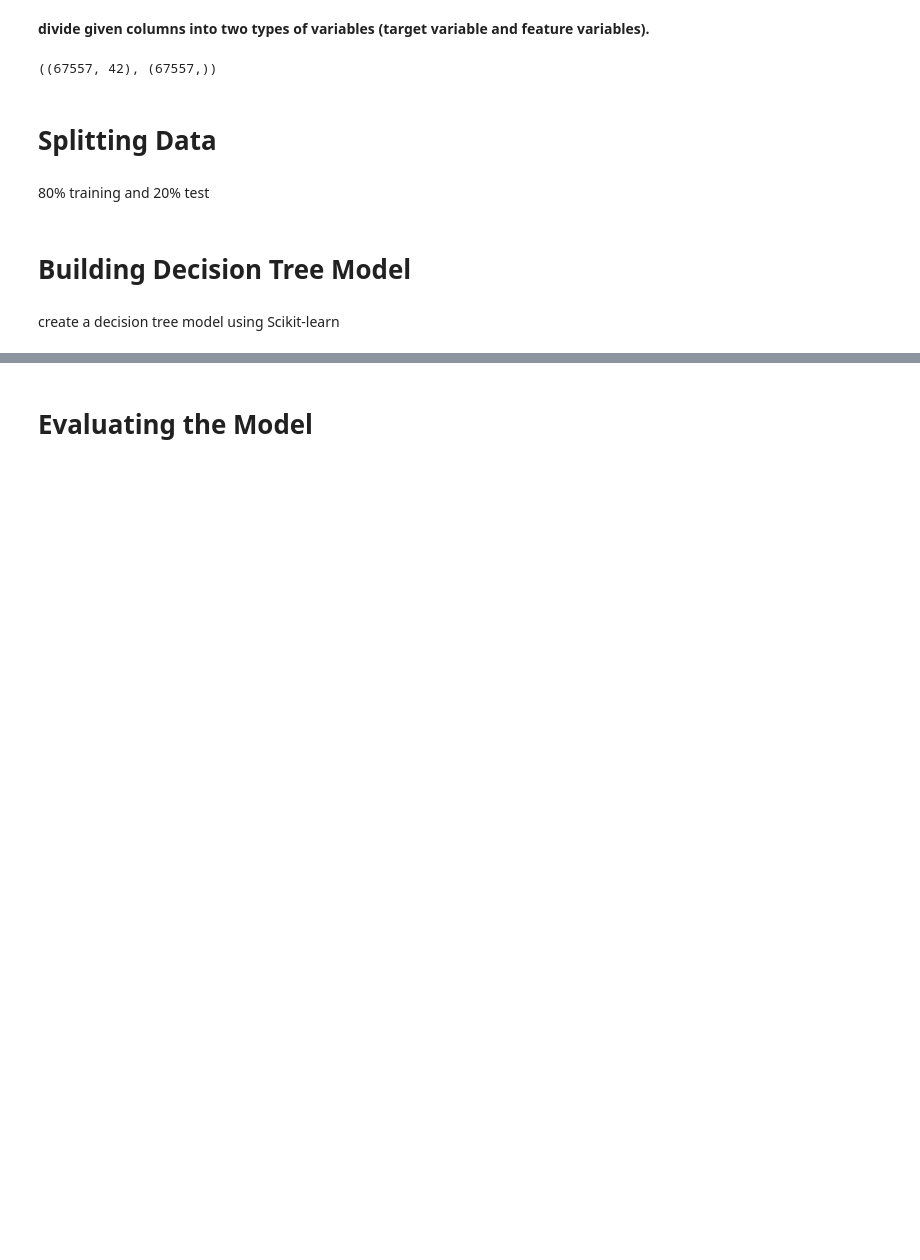
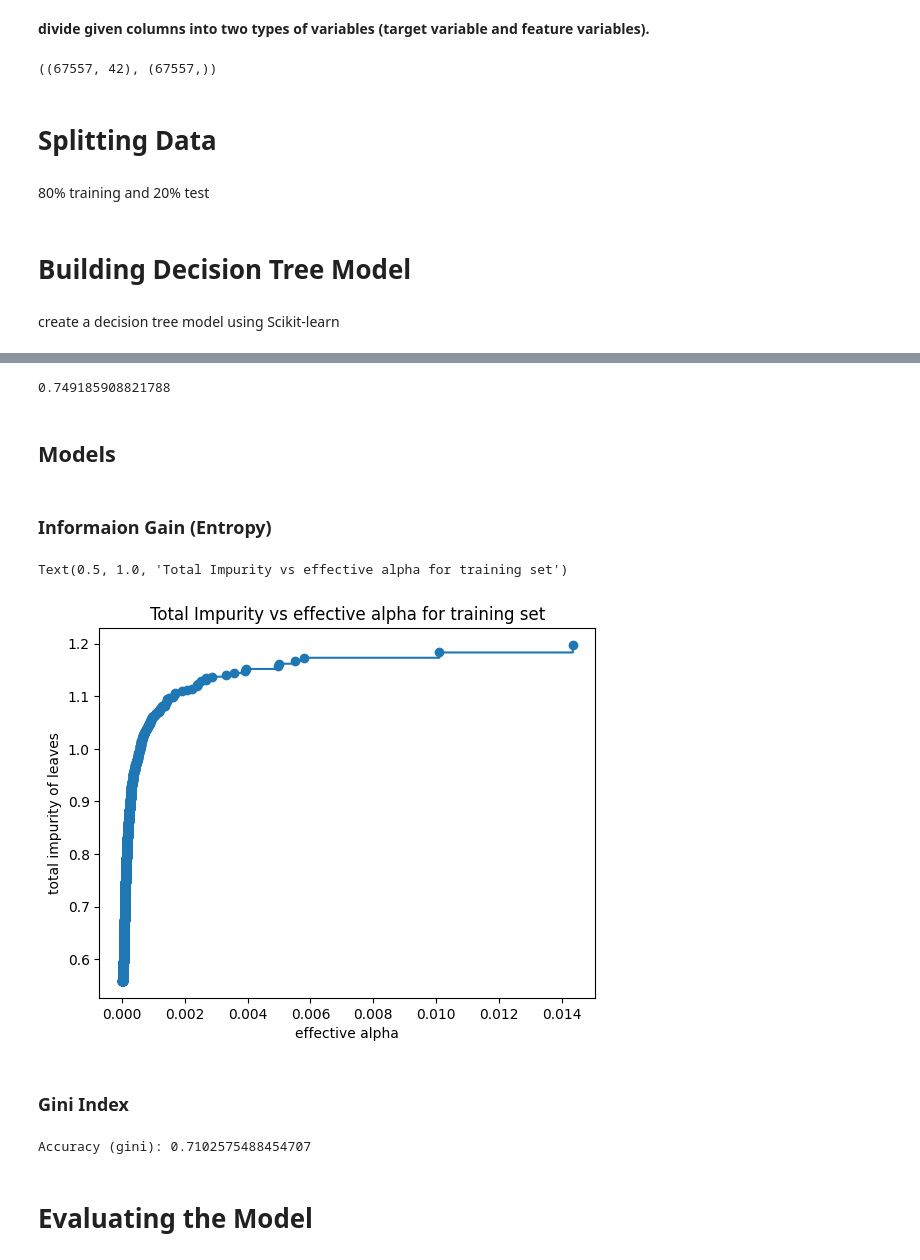
Before and after one commit to amirkasaei/Decision-Tree-Classifier-with-scikit-learn, a Jupyter notebook: Decision_Tree.ipynb, the cells around one changed output, grey strips where cells are left out. Drawn from its saved outputs; the diff is of its cells as text; code cells hidden in the pictures; blank space fills up the shorter version.

```diff
--- a/Decision_Tree.ipynb
+++ b/Decision_Tree.ipynb
@@ -109,0 +222,9 @@ y_pred_gini = dtc_gini.predict(x_test)
+# %%
+params = {
+    'max_depth': [10, 12, 13, 14, 15, 16],
+    'min_samples_split': [20, 21, 22, 23, 24, 25, 26, 27, 28, 29, 30, 31, 32, 33, 34, 35, 36, 37, 38, 39, 40],
+    'min_samples_leaf': [5, 6, 7, 8, 9, 10, 11, 12, 13, 14, 15, 16, 17, 18, 19, 20]}
+
+clf = DecisionTreeClassifier()
+gcv = GridSearchCV(estimator=clf,param_grid=params)
+gcv.fit(x_train,y_train)
@@ -109,0 +261,21 @@ y_pred_gini = dtc_gini.predict(x_test)
+# %%
+model = gcv.best_estimator_
+model.fit(x_train,y_train)
+y_train_pred = model.predict(x_train)
+y_test_pred = model.predict(x_test)
+
+accuracy_score(y_test_pred,y_test)
+
+# print(f'Train score {accuracy_score(y_train_pred,y_train)}')
+# print(f'Test score {accuracy_score(y_test_pred,y_test)}')
+# plot_confusionmatrix(y_train_pred,y_train,dom='Train')
+# plot_confusionmatrix(y_test_pred,y_test,dom='Test')
+# %% [output]
+0.749185908821788
+# %% [markdown]
+## **Models**
+# %% [markdown]
+### **Informaion Gain (Entropy)**
+# %%
+# Create Decision Tree classifer object
+dtc_ent = DecisionTreeClassifier(criterion='entropy', max_depth=best_ent_max_depth, random_state=0)
@@ -109,0 +288,12 @@ y_pred_gini = dtc_gini.predict(x_test)
+# %%
+ent_path = dtc_ent.cost_complexity_pruning_path(x_train, y_train)
+ccp_alphas, impurities = ent_path.ccp_alphas, ent_path.impurities
+# %%
+fig, ax = plt.subplots()
+ax.plot(ccp_alphas[:-1], impurities[:-1], marker="o", drawstyle="steps-post")
+ax.set_xlabel("effective alpha")
+ax.set_ylabel("total impurity of leaves")
+ax.set_title("Total Impurity vs effective alpha for training set")
+# %% [output]
+Text(0.5, 1.0, 'Total Impurity vs effective alpha for training set')
+[figure, added]
@@ -109,0 +350,2 @@ y_pred_gini = dtc_gini.predict(x_test)
+# %% [markdown]
+### **Gini Index**
@@ -110,3 +358,9 @@ y_pred_gini = dtc_gini.predict(x_test)
+# %%
+# Predict the response for test dataset
+y_pred_gini = dtc_gini.predict(x_test)
+print("Accuracy (gini):", metrics.accuracy_score(y_test, y_pred_gini))
+# %% [output]
+Accuracy (gini): 0.7102575488454707
 # %% [markdown]
 # **Evaluating the Model**
 # %%
```
Also changed, not shown: parts of 29 cells of this notebook.
